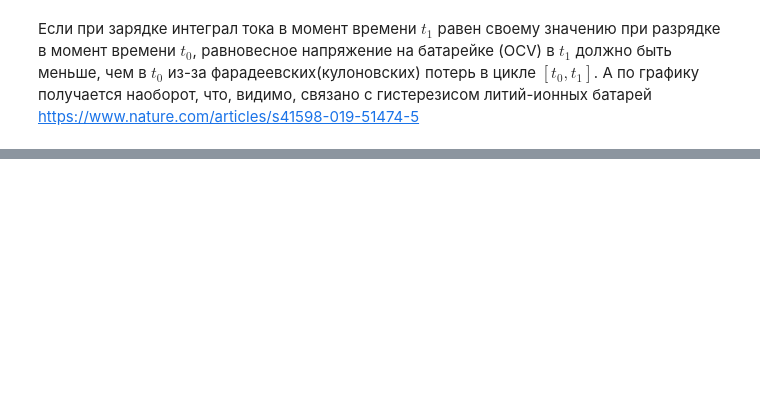
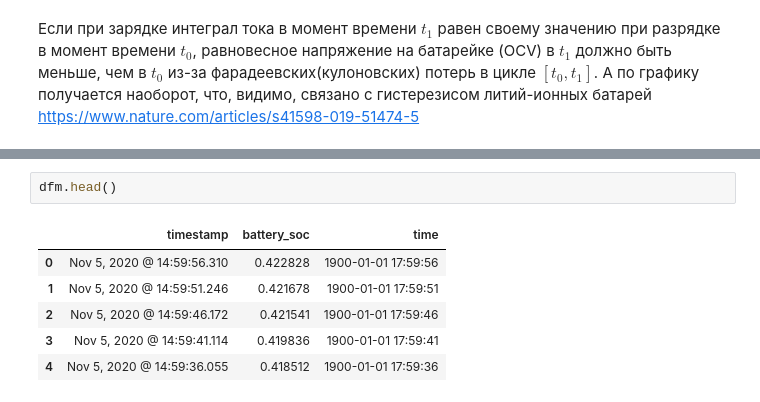
Before and after one commit to Smartslame/laborovaya, a Jupyter notebook: Stand Analysys.ipynb, the cells around one changed output, grey strips where cells are left out. Saved outputs shown, nothing was run; the diff lists cells and outputs as text; blank space fills up the shorter version.

```diff
--- a/Stand Analysys.ipynb
+++ b/Stand Analysys.ipynb
@@ -94,3 +111,12 @@ fig.add_trace(go.Scatter(x=dfb['time'], y=(V - 358.8 - I * dV_I)*190,
                     name='V'))
 # %% [output]
 [interactive output not drawn]
+# %%
+dfm.head()
+# %% [output]
+|  | timestamp | battery_soc | time |
+| 0 | Nov 5, 2020 @ 14:59:56.310 | 0.422828 | 1900-01-01 17:59:56 |
+| 1 | Nov 5, 2020 @ 14:59:51.246 | 0.421678 | 1900-01-01 17:59:51 |
+| 2 | Nov 5, 2020 @ 14:59:46.172 | 0.421541 | 1900-01-01 17:59:46 |
+| 3 | Nov 5, 2020 @ 14:59:41.114 | 0.419836 | 1900-01-01 17:59:41 |
+| 4 | Nov 5, 2020 @ 14:59:36.055 | 0.418512 | 1900-01-01 17:59:36 |
```
Also changed, not shown: parts of 11 cells of this notebook.
